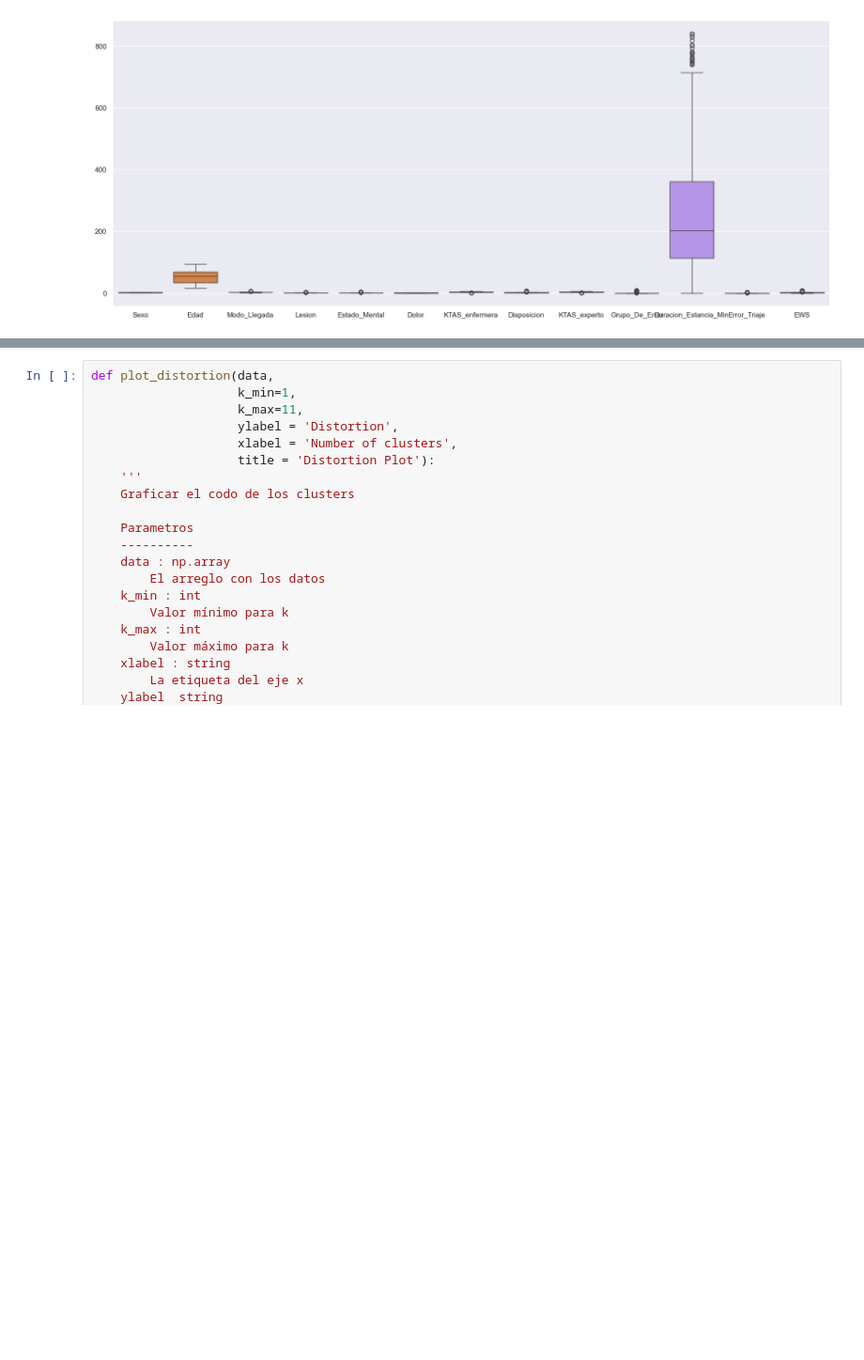
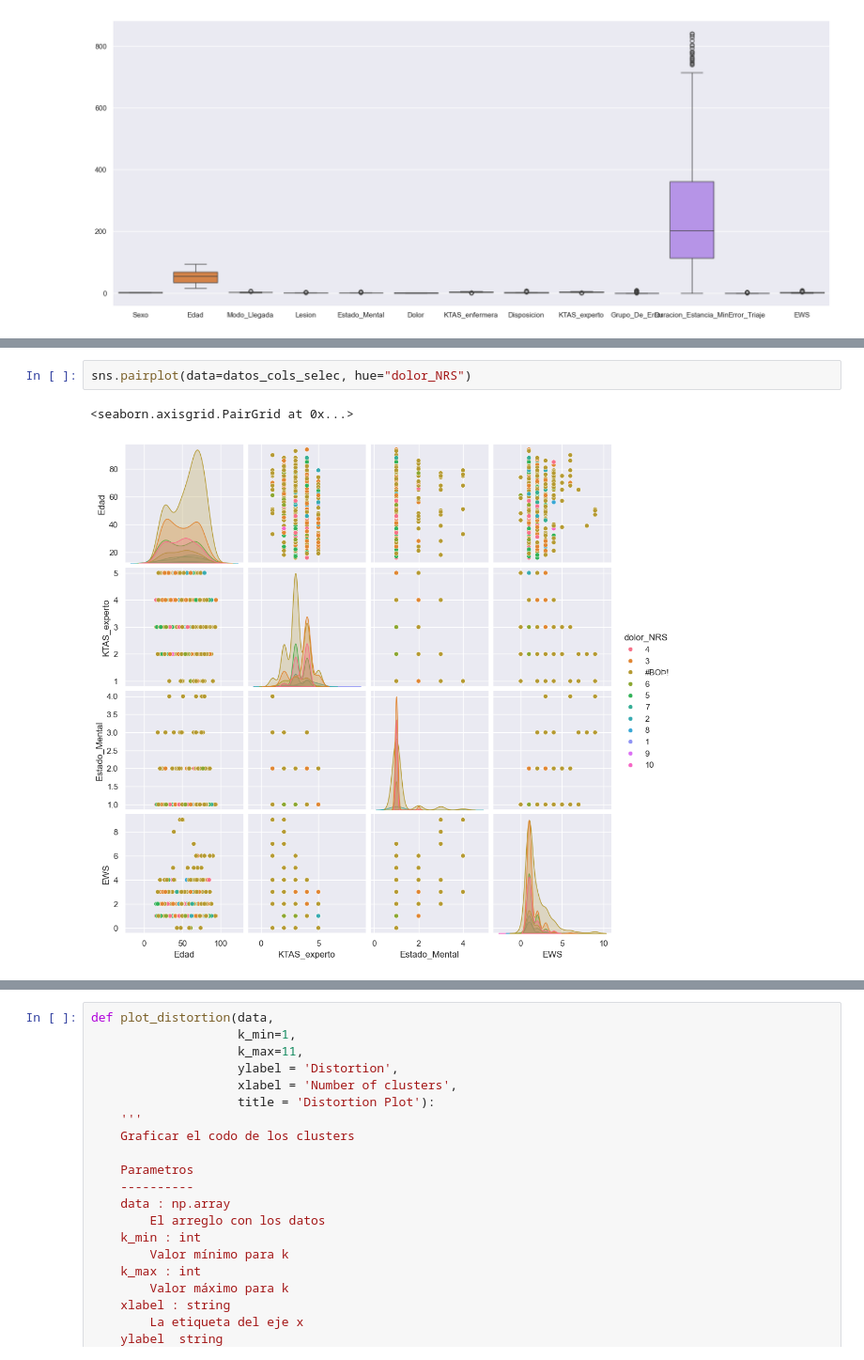
Before and after one commit to BI-202420-patacon/Lab2, a Jupyter notebook: Lab2.ipynb, the cells around one changed output, grey strips where cells are left out. Shown at 94% size. Cells and saved outputs as stored; diff of their text form; blank space fills up the shorter version.

```diff
--- a/Lab2.ipynb
+++ b/Lab2.ipynb
@@ -313,3 +320,8 @@ sns.pairplot(datos.dropna(), height=3,vars=['EWS','Duracion_Estancia_Min'],kind=
+# %%
+sns.pairplot(data=datos_cols_selec, hue="dolor_NRS")
+# %% [output]
+<seaborn.axisgrid.PairGrid at 0x...>
+[figure, added]
 # %%
 mms = MinMaxScaler()
 
```
Also changed, not shown: parts of 15 cells of this notebook.
